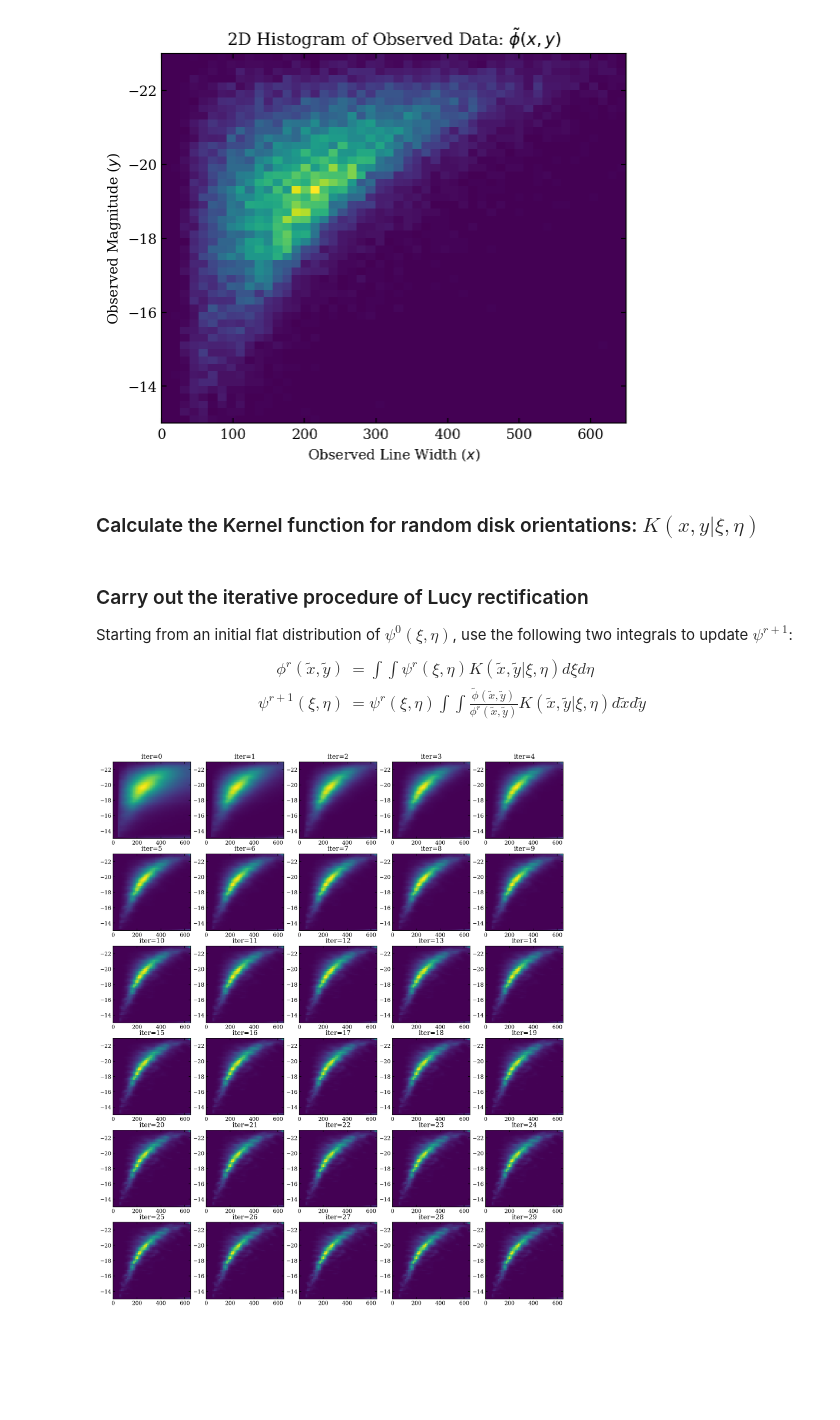
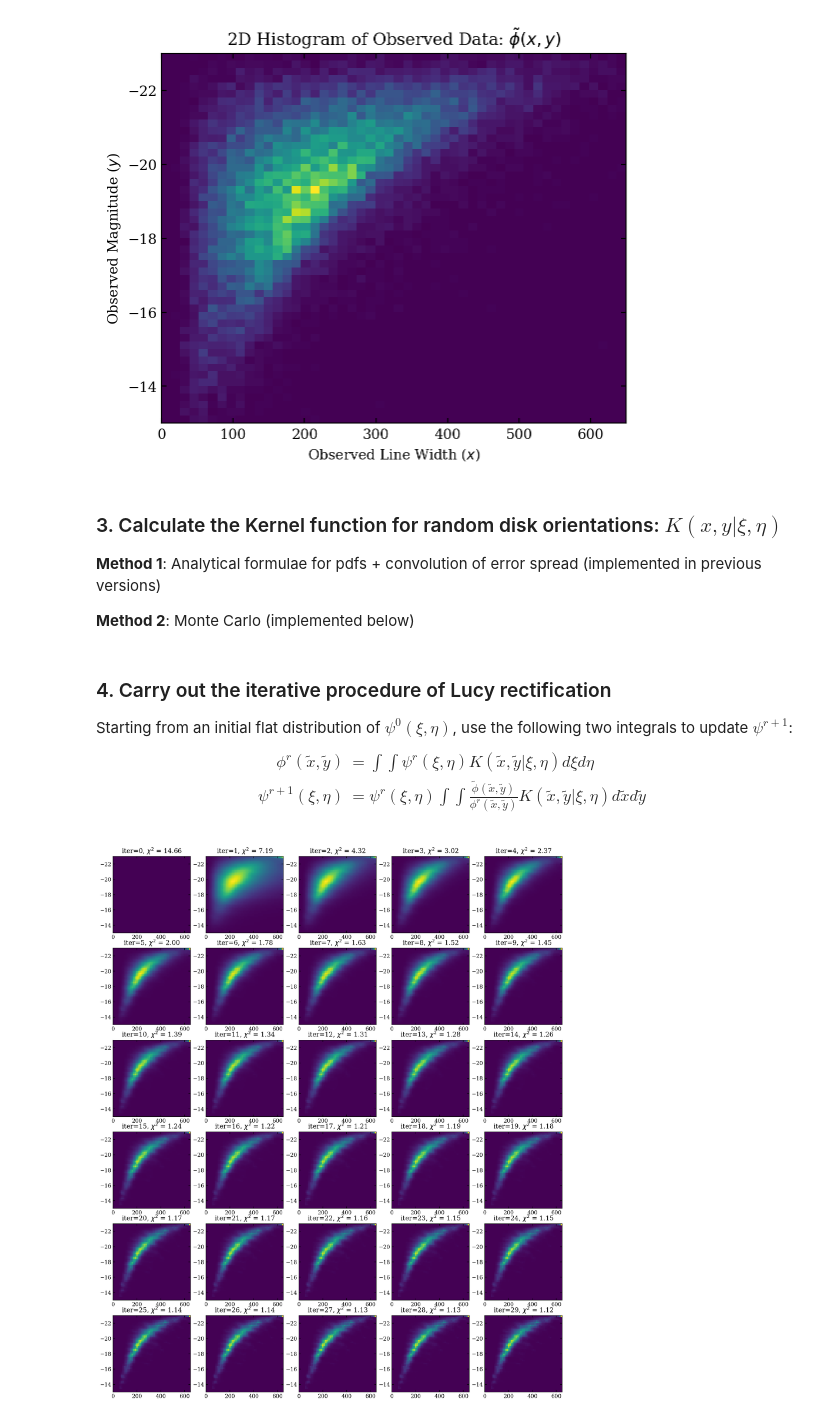
Before and after one commit to fuhaiastro/TFR_Lucy, a Jupyter notebook: TFR.ipynb, the cells around one changed output. Cells and saved outputs as stored; diff of their text form; code cells hidden in the pictures; blank space fills up the shorter version.

Commit message:
switched to Monte Carlo method to calculate kernel functions

```diff
--- a/TFR.ipynb
+++ b/TFR.ipynb
@@ -78,4 +78,8 @@ plt.ylim(ymax,ymin);
 # %% [output]
 [figure]
 # %% [markdown]
-### Calculate the Kernel function for random disk orientations: $K(x, y | \xi,\eta)$
+### 3. Calculate the Kernel function for random disk orientations: $K(x, y | \xi,\eta)$
+
+**Method 1**: Analytical formulae for pdfs + convolution of error spread (implemented in previous versions)
+
+**Method 2**: Monte Carlo (implemented below)
@@ -163,5 +108,5 @@ for i in range(nxi):
 # %% [markdown]
-### Carry out the iterative procedure of Lucy rectification
+### 4. Carry out the iterative procedure of Lucy rectification
 
 Starting from an initial flat distribution of $\psi^0(\xi, \eta)$, use the following two integrals to update $\psi^{r+1}$:
 $$
@@ -176,11 +121,12 @@ from tqdm import tqdm
 # set number of iterations
 niter = 30
 
-# initialize \Psi^r(\xi,\eta) for the first iteration
+# initialize Psi^0(xi,eta) for the first iteration
 # make it a flat distribution within the parameter ranges
-psi_r = np.zeros((nx,ny))+1.0/(nx*ny)/(dx*dy)
+psi_r = np.zeros((len(xn),len(yn)))+1.0/(len(xn)*len(yn))/(dx*dy)
 
-# set up plotting grid to show evolution of psi or phi in each iteration
+# set up plotting grid to show progress in each iteration
+# limit to 50 panels
 if niter < 51:
     ncols = 5
     nrows = int(niter/ncols)
@@ -188,42 +134,44 @@ if niter < 51:
 
 # indices to calculate chi^2: 1382 1001 754 out of 2500 bins, respectively.
 ind1 = (ferr > 0) & (ferr < 1./np.sqrt(4)) # all bins w/ more than 4 galaxies
 # initialize chi^2 array
 chisq1 = []
 
 # start iteration
 for iter in tqdm(range(niter), desc='Lucy Iterating'):
-    # first, calculate phi^r(x_n,y_n)
-    # Note axes: Keva(xi, eta, x, y), psi_r(xi, eta)
-    integrand = psi_r[..., None, None] * Keva
-    phi_r = np.trapezoid(np.trapezoid(integrand, xin, axis=0), etan, axis=0)
+    # 1. calculate phi^r(x_n,y_n)
+    # Note axes: Keva(x, y, xi, eta), psi_r(xi, eta)
+    integrand = psi_r[None, None, ...] * Keva
+    phi_r = np.trapezoid(np.trapezoid(integrand, etan, axis=3), xin, axis=2)
 
     # save reduced chi^2 value for each iteration
     chisq1.append(np.mean((phi_n[ind1]-phi_r[ind1])**2/(phi_err[ind1]**2)))
 
-    # then, calculate psi^r+1(xi_n, eta_n)
-    # Note axes: Keva(xi, eta, x, y), phi_n(x,y), phi_r(x,y)
-    integrand = (phi_n[None, None, ...]/(phi_r[None, None, ...]+1e-12)) * Keva
-    psi_r *= np.trapezoid(np.trapezoid(integrand, yn, axis=3), xn, axis=2)
+    # 2. calculate psi^r+1(xi_n, eta_n)
+    # Note axes: Keva(x, y, xi, eta), phi_n(x,y), phi_r(x,y)
+    integrand = (phi_n[..., None, None]/(phi_r[..., None, None]+1e-12)) * Keva
+    modifier = np.trapezoid(np.trapezoid(integrand, xn, axis=0), yn, axis=0)
+    psi_r *= modifier
 
-    # make a plot after each iteration
+    # 3. show progress of each iteration
+    # User can choose to show psi_r, phi_r, or modifier
     if niter < 51:
         k,l = int(iter/ncols),iter % ncols
         ax[k,l].imshow(psi_r.T, origin='lower', aspect='auto', extent=(xmin,xmax,ymin,ymax), cmap='viridis')
         ax[k,l].set_ylim(ymax,ymin)
-        ax[k,l].set_title(f'{iter=}') #, $\chi^2$ = {chisq1[-1]:.2f}')
+        ax[k,l].set_title(f'{iter=}, $\chi^2$ = {chisq1[-1]:.2f}')
 
-    # save results to a .npz file every 10 iterations
+    # 4. save results to a .npz file every 10 iterations
     if (iter % 10 == 0):
         np.savez(rundir+f'/phi_psi_n{iter}',
                 niter=iter,
                 x_n=xn,y_n=yn,xi_n=xin,eta_n=etan,
                 phi_n=phi_n,phi_r=phi_r,psi_r=psi_r,chisq1=chisq1,
                 xmin=xmin,xmax=xmax,ymin=ymin,ymax=ymax,
                 xlabel=xlabel,ylabel=ylabel,xilabel=xilabel,etalabel=etalabel)
 
 if niter < 51:
     # save plot as png file
     plt.savefig(rundir+f'/psi_n{niter}.png', bbox_inches='tight');
 # %% [output]
-[figure, old version]
+[figure, new version]
```
Also changed, not shown: parts of 4 cells of this notebook, 4 other files.
